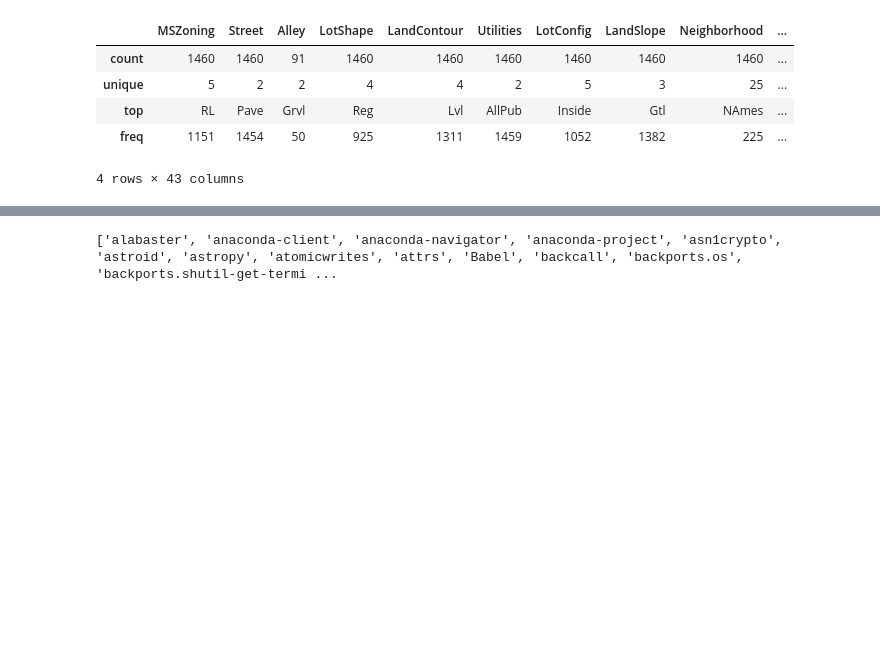
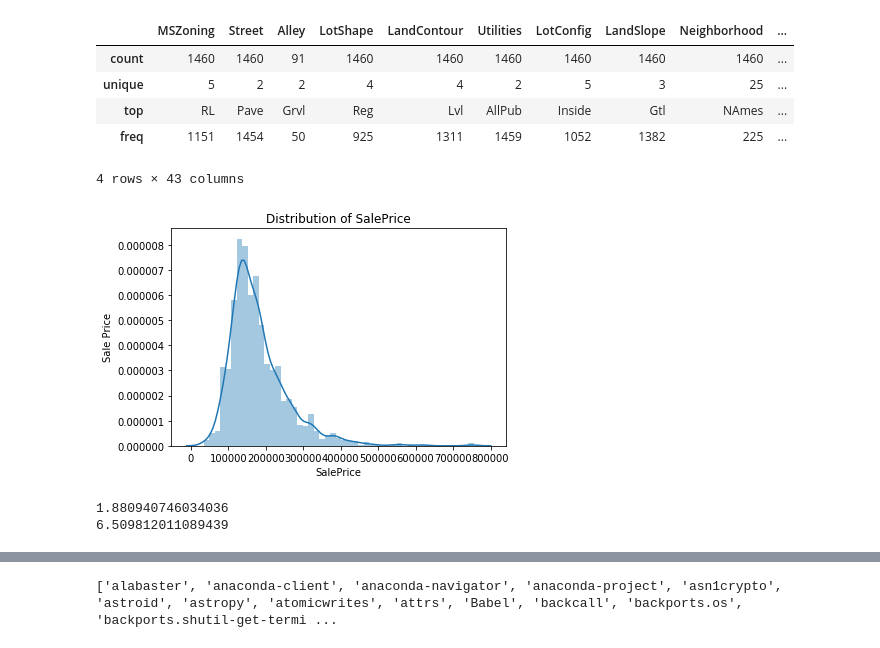
Before and after one commit to emuhsina/house_price_prediction, a Jupyter notebook: notebook.ipynb, the cells around one changed output, grey strips where cells are left out. Cells and saved outputs as stored; diff of their text form; code cells hidden in the pictures; blank space fills up the shorter version.

Commit message:
Data Exploration

```diff
--- a/notebook.ipynb
+++ b/notebook.ipynb
@@ -67,3 +75,17 @@ train_data.select_dtypes(include = ['object']).describe()
 | top | RL | Pave | Grvl | Reg | Lvl | AllPub | Inside | Gtl | NAmes | ... |
 | freq | 1151 | 1454 | 50 | 925 | 1311 | 1459 | 1052 | 1382 | 225 | ... |
 4 rows × 43 columns
+# %%
+#Checking the distribution of the target: SalePrice
+sns.distplot(train_data.SalePrice)
+plt.title('Distribution of SalePrice')
+plt.ylabel('Sale Price')
+plt.show()
+# %% [output]
+[figure, added]
+# %%
+print(skew(train_data.SalePrice))
+print(kurtosis(train_data.SalePrice))
+# %% [output]
+1.880940746034036
+6.509812011089439
```
Also changed, not shown: parts of 25 cells of this notebook.
